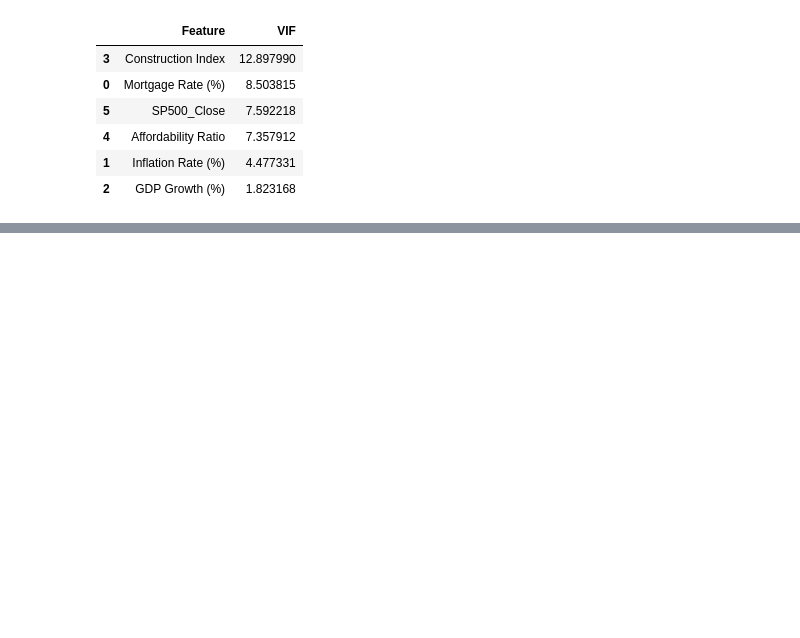
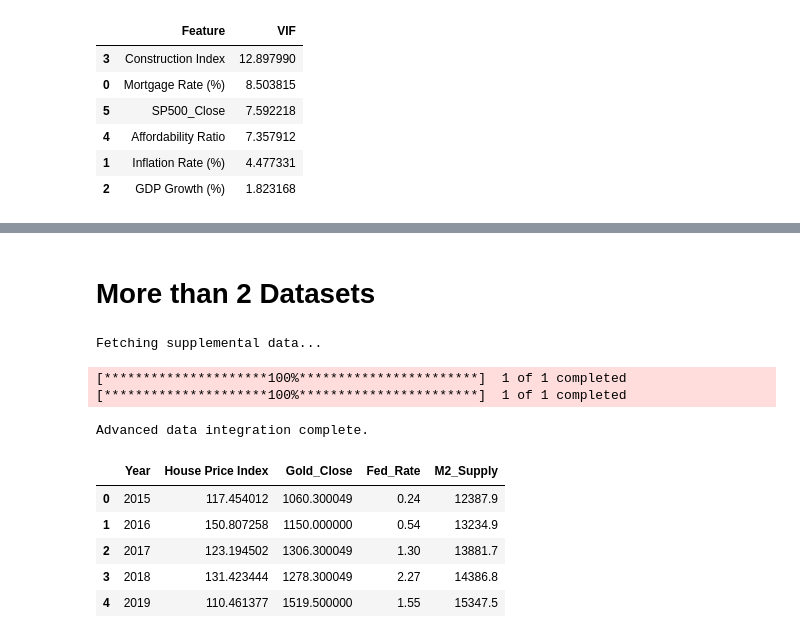
Before and after one commit to DimovDimo/impact-of-economic-indicators-on-properties, a Jupyter notebook: Impact of economic indicators on properties.ipynb, the cells around one changed output, grey strips where cells are left out. Drawn from its saved outputs; the diff is of its cells as text; code cells hidden in the pictures; blank space fills up the shorter version.

```diff
--- a/Impact of economic indicators on properties.ipynb
+++ b/Impact of economic indicators on properties.ipynb
@@ -503,0 +504,59 @@ The global housing market is not driven by a single "silver bullet" indicator. I
+# %% [markdown]
+# More than 2 Datasets
+# %%
+# --- Advanced Data Acquisition: External Economic Drivers ---
+import yfinance as yf
+import pandas as pd
+import pandas_datareader.data as web
+from datetime import datetime
+
+# Define the timeframe
+start_date = "2015-01-01"
+end_date = "2024-12-31"
+
+print("Fetching supplemental data...")
+
+# 1. Gold Prices (Safe Haven Asset)
+gold = yf.download("GC=F", start=start_date, end=end_date)['Close'].resample('YE').last()
+gold.index = gold.index.year
+
+# 2. Copper Prices (Construction Cost Proxy)
+copper = yf.download("HG=F", start=start_date, end=end_date)['Close'].resample('YE').last()
+copper.index = copper.index.year
+
+# 3. Federal Funds Effective Rate (Base Interest Rate from FRED)
+# Using pandas_datareader to fetch from FRED
+try:
+    fed_rate = web.DataReader("FEDFUNDS", "fred", start_date, end_date).resample('YE').last()
+    fed_rate.index = fed_rate.index.year
+
+    # 4. M2 Money Supply (Global Liquidity Proxy)
+    m2_supply = web.DataReader("M2SL", "fred", start_date, end_date).resample('YE').last()
+    m2_supply.index = m2_supply.index.year
+except Exception as e:
+    print(f"FRED Download failed: {e}. Ensure pandas_datareader is installed.")
+
+# --- Merging with existing df_combined ---
+# Reset index for merging
+supp_data = pd.DataFrame({
+    'Gold_Close': gold.iloc[:, 0] if isinstance(gold, pd.DataFrame) else gold,
+    'Copper_Close': copper.iloc[:, 0] if isinstance(copper, pd.DataFrame) else copper,
+    'Fed_Rate': fed_rate.iloc[:, 0] if 'fed_rate' in locals() else None,
+    'M2_Supply': m2_supply.iloc[:, 0] if 'm2_supply' in locals() else None
+}).reset_index().rename(columns={'Date': 'Year', 'index': 'Year'})
+
+df_final = pd.merge(df_combined, supp_data, on='Year', how='left')
+
+print("\nAdvanced data integration complete.")
+display(df_final[['Year', 'House Price Index', 'Gold_Close', 'Fed_Rate', 'M2_Supply']].head())
+# %% [output]
+Fetching supplemental data...
+[*********************100%***********************]  1 of 1 completed
+[*********************100%***********************]  1 of 1 completed
+Advanced data integration complete.
+|  | Year | House Price Index | Gold_Close | Fed_Rate | M2_Supply |
+| 0 | 2015 | 117.454012 | 1060.300049 | 0.24 | 12387.9 |
+| 1 | 2016 | 150.807258 | 1150.000000 | 0.54 | 13234.9 |
+| 2 | 2017 | 123.194502 | 1306.300049 | 1.30 | 13881.7 |
+| 3 | 2018 | 131.423444 | 1278.300049 | 2.27 | 14386.8 |
+| 4 | 2019 | 110.461377 | 1519.500000 | 1.55 | 15347.5 |
```
Also changed, not shown: parts of 3 cells of this notebook.
